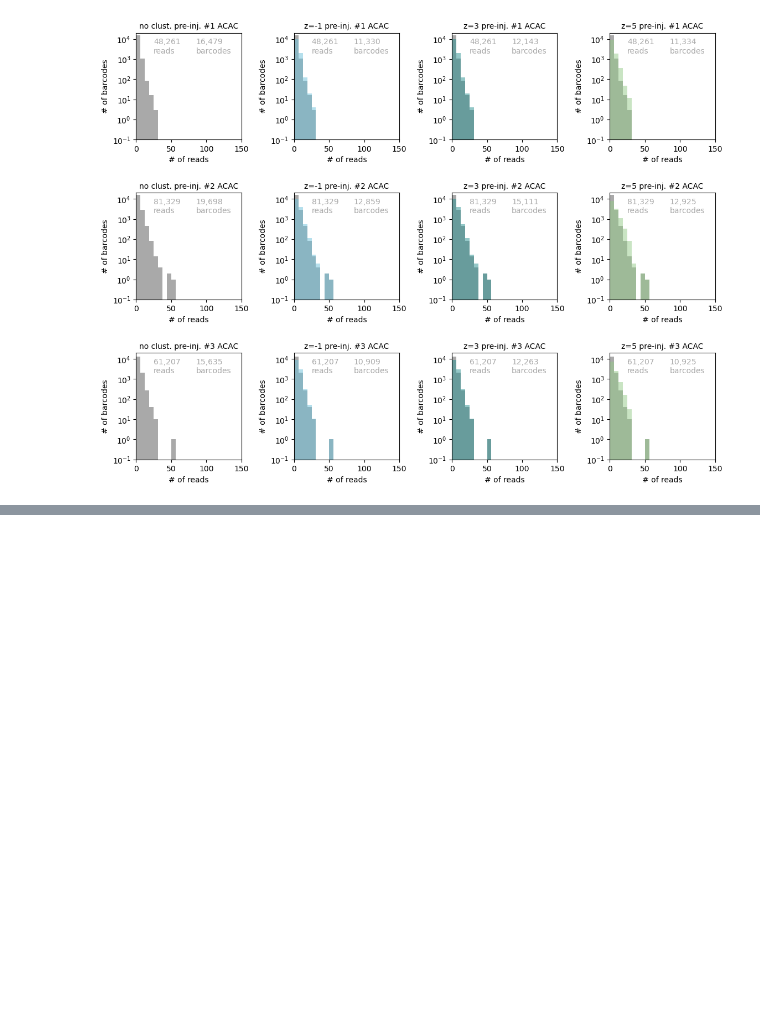
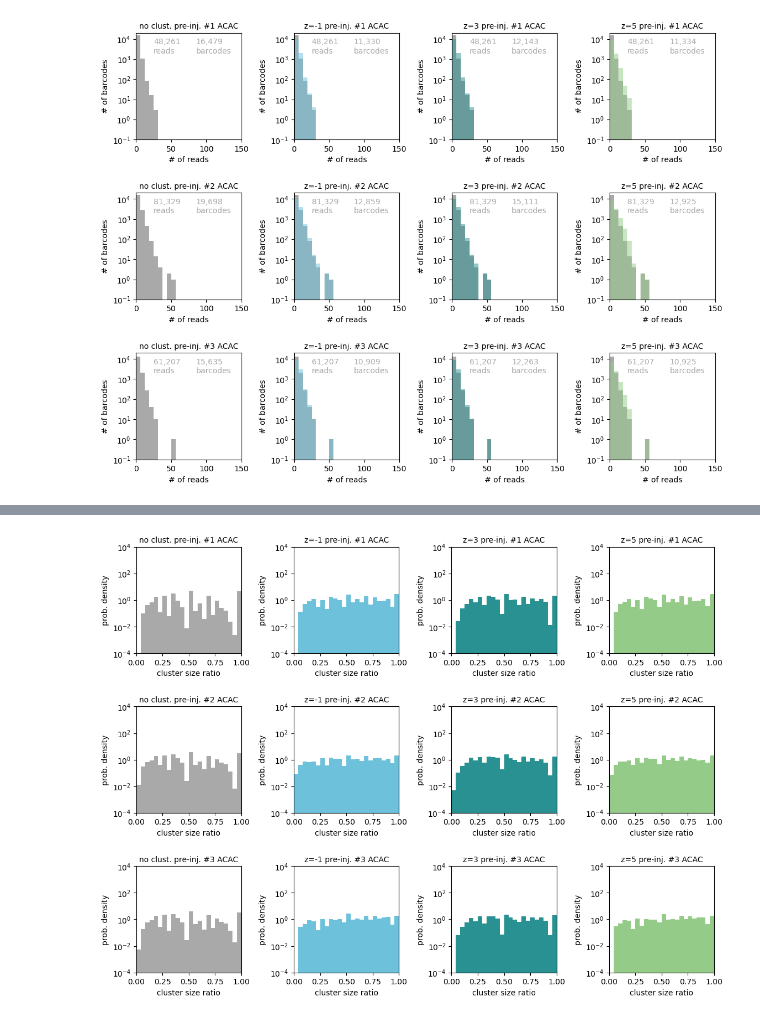
Before and after one commit to alyulina/metastatic-phenotypes, a Jupyter notebook: clustering-testing-comparing-results_08.30.23.ipynb, the cells around one changed output, grey strips where cells are left out. Drawn from its saved outputs; the diff is of its cells as text; code cells hidden in the pictures; blank space fills up the shorter version.

```diff
--- a/clustering-testing-comparing-results_08.30.23.ipynb
+++ b/clustering-testing-comparing-results_08.30.23.ipynb
@@ -455,3 +652,77 @@ for i in range(12):
+# %%
+colors = ['#6DC1DB', '#299191', '#95CB88']
+
+plt.figure(figsize=(3 * 4 + 1.5, 3 * 3 + 1))
+
+grid = gridspec.GridSpec(ncols=4, nrows=3,
+                         width_ratios=[1, 1, 1, 1], wspace=0.5,
+                         height_ratios=[1, 1, 1], hspace=0.5)
+
+ind = 2 # clID index
+
+for i in range(12):
+
+    plt.subplot(grid[i // 4, i % 4])
+
+    if i % 4 == 0: # pre-clustering
+        for j in range(len(samples_pre_inj)):
+            if i // 4 == j:
+
+                plt.hist(pre_clust_small_d_size_ratios[samples_pre_inj[j]], bins=np.linspace(0,1,25), color='#a9a9a9', alpha=1, density=True)
+
+                plt.yscale('log'); plt.minorticks_off()
+                plt.xlim(0, 1); plt.ylim(1e-4, 1e4)
+
+                plt.ylabel('prob. density', fontsize=10);
+                plt.xlabel('cluster size ratio', fontsize=10);
+                plt.title('no clust. pre-inj. #' + str(j + 1) + ' ' + str(clIDs[ind]), size=10)
+
+
+    if i % 4 == 1: # z=-1
+        for j in range(len(samples_pre_inj)):
+            if i // 4 == j:
+
+                plt.hist(z1_clust_small_d_size_ratios[samples_pre_inj[j]], bins=np.linspace(0,1,25), color=colors[0], alpha=1, density=True)
+
+                plt.yscale('log'); plt.minorticks_off()
+                plt.xlim(0, 1); plt.ylim(1e-4, 1e4)
+
+                plt.ylabel('prob. density', fontsize=10);
+                plt.xlabel('cluster size ratio', fontsize=10);
+                plt.title('z=-1 pre-inj. #' + str(j + 1) + ' ' + str(clIDs[ind]), size=10)
+
+
+    if i % 4 == 2: # z=3
+        for j in range(len(samples_pre_inj)):
+            if i // 4 == j:
+
+                plt.hist(z3_clust_small_d_size_ratios[samples_pre_inj[j]], bins=np.linspace(0,1,25), color=colors[1], alpha=1, density=True)
+
+                plt.yscale('log'); plt.minorticks_off()
+                plt.xlim(0, 1); plt.ylim(1e-4, 1e4)
+
+                plt.ylabel('prob. density', fontsize=10);
+                plt.xlabel('cluster size ratio', fontsize=10);
+                plt.title('z=3 pre-inj. #' + str(j + 1) + ' ' + str(clIDs[ind]), size=10)
+
+
+    if i % 4 == 3: # z=5
+        for j in range(len(samples_pre_inj)):
+            if i // 4 == j:
+
+                plt.hist(z5_clust_small_d_size_ratios[samples_pre_inj[j]], bins=np.linspace(0,1,25), color=colors[2], alpha=1, density=True)
+
+                plt.yscale('log'); plt.minorticks_off()
+                plt.xlim(0, 1); plt.ylim(1e-4, 1e4)
+
+                plt.ylabel('prob. density', fontsize=10);
+                plt.xlabel('cluster size ratio', fontsize=10);
+                plt.title('z=5 pre-inj. #' + str(j + 1) + ' ' + str(clIDs[ind]), size=10)
+
+
+#plt.savefig('plots/pre-inj_small_hamming_d_sizes_ratio_' + clIDs[ind] + '.png', dpi=600, bbox_inches='tight')
+# %% [output]
+[figure, added]
 # %%
 colors = ['#6DC1DB', '#299191', '#95CB88']
 ind = [7, 4, 14, 2, 24, 33, 0, 17, 1, 15, 18, 29, 34, 28, 13, 5, 30, 19, 26, 11, 20, 10, 6, 27, 9, 8, 21, 16, 32, 3, 12, 31, 22, 25]
```
Also changed, not shown: parts of 16 cells of this notebook.
